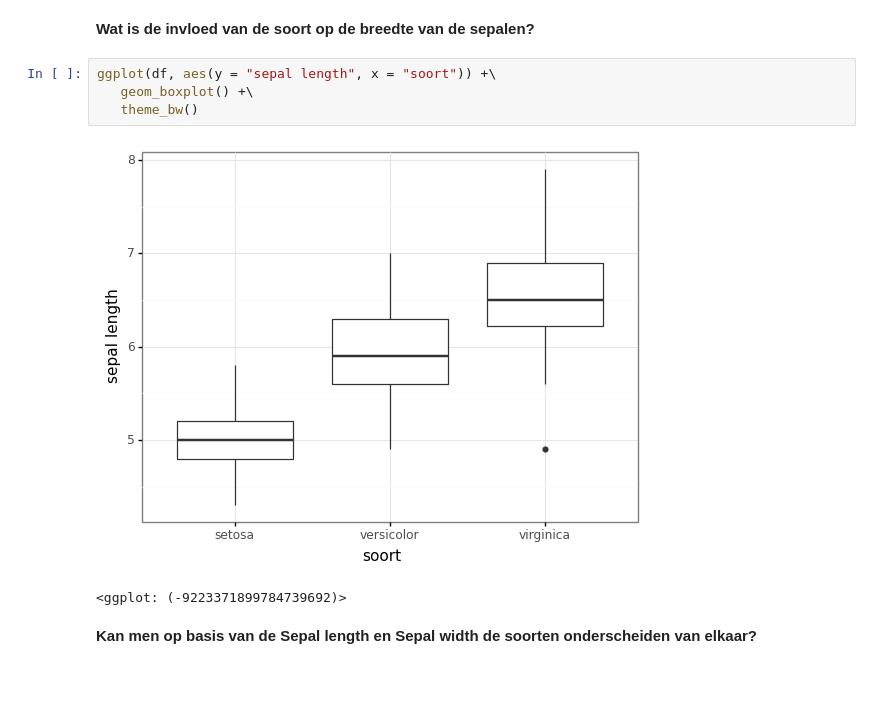
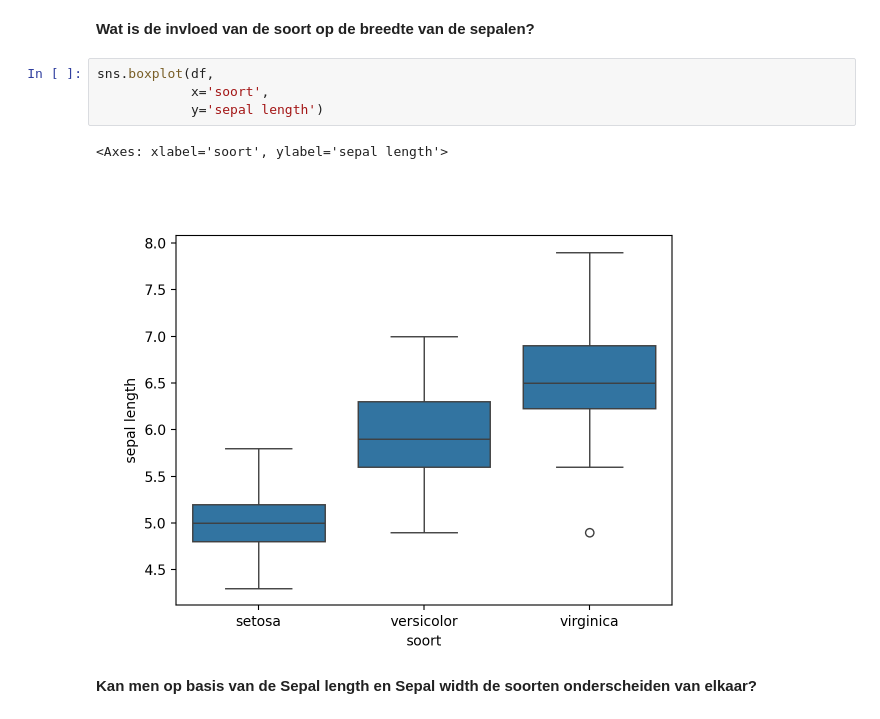
Before and after one commit to jverwaer/ugain_machine_learning, a Jupyter notebook: Visualisation/Visualisation_Exercise_Solution.ipynb, the cells around one changed output. Saved outputs shown, nothing was run; the diff lists cells and outputs as text; blank space fills up the shorter version.

```diff
--- a/Visualisation/Visualisation_Exercise_Solution.ipynb
+++ b/Visualisation/Visualisation_Exercise_Solution.ipynb
@@ -83,11 +80,11 @@ ggplot(df, aes(x = "sepal length")) +\
 # %% [markdown]
 **Wat is de invloed van de soort op de breedte van de sepalen?**
-# %%
-ggplot(df, aes(y = "sepal length", x = "soort")) +\
-   geom_boxplot() +\
-   theme_bw()
-# %% [output]
-[figure, removed]
-<ggplot: (-9223371899784739692)>
+# %%
+sns.boxplot(df,
+            x='soort',
+            y='sepal length')
+# %% [output]
+<Axes: xlabel='soort', ylabel='sepal length'>
+[figure, added]
 # %% [markdown]
 **Kan men op basis van de Sepal length en Sepal width de soorten onderscheiden van elkaar?**
```
Also changed, not shown: parts of 28 cells of this notebook, 1 other file.
